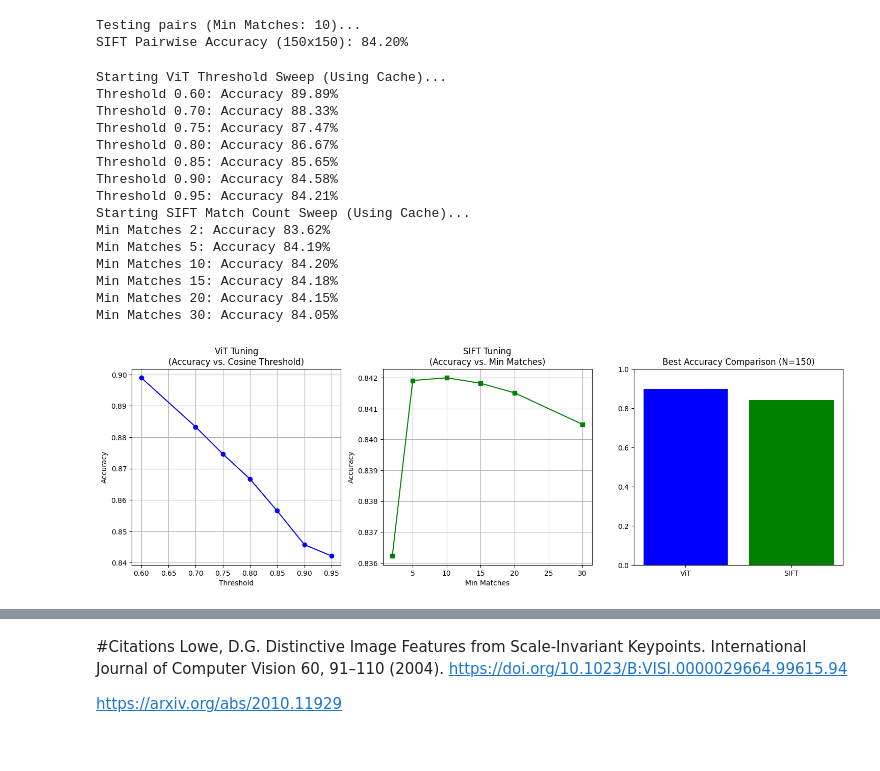
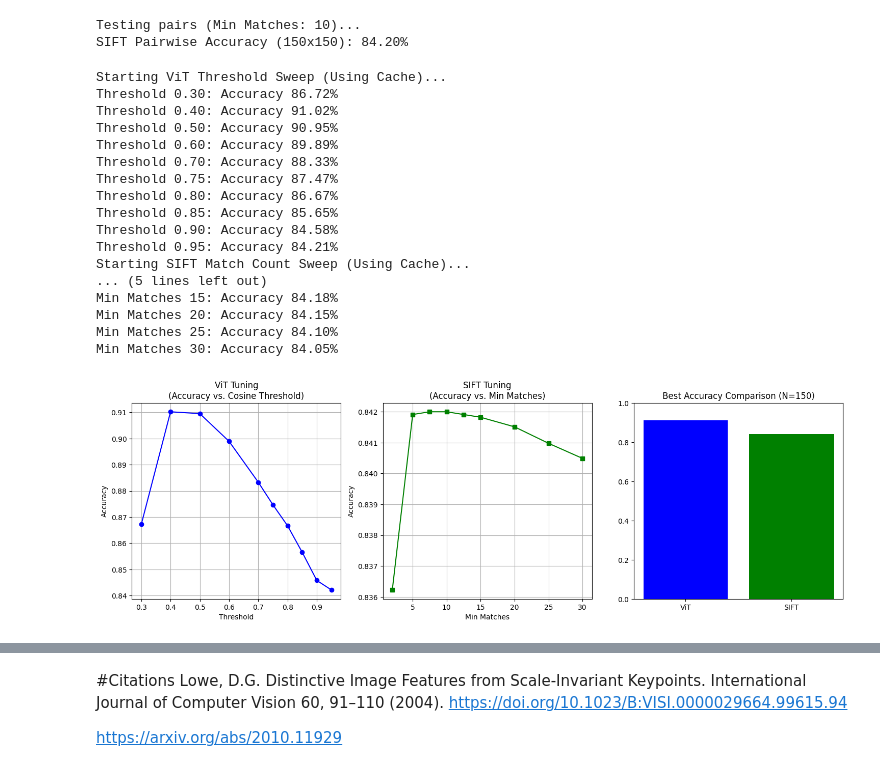
Before and after one commit to al1067/Machine-Learning-Final-Project, a Jupyter notebook: Image_Similarity.ipynb, the cells around one changed output, grey strips where cells are left out. Drawn from its saved outputs; the diff is of its cells as text; code cells hidden in the pictures.

Commit message:
graphs and other stuff

```diff
--- a/Image_Similarity.ipynb
+++ b/Image_Similarity.ipynb
@@ -8,23 +8,33 @@
 import sys
 import subprocess
 
-def install(package):
-    subprocess.check_call([sys.executable, "-m", "pip", "install", package])
+# Helper function to install packages via pip from within the notebook
+def install_packages(packages):
+    print(f"Installing: {', '.join(packages)}...")
+    subprocess.check_call([sys.executable, "-m", "pip", "install"] + packages)
+    print("Installation complete.")
 
+# List of all required libraries for the project
+required_libraries = [
+    "torch",                # Deep learning framework (ViT)
+    "torchvision",          # Image transforms
+    "transformers",         # Hugging Face ViT model
+    "datasets",             # Hugging Face dataset loader
+    "opencv-python",        # SIFT algorithm & image processing
+    "scikit-learn",         # t-SNE & Cosine Similarity
+    "matplotlib",           # Plotting graphs
+    "numpy",                # Array manipulation
+    "pandas",               # Data handling
+    "tqdm",                 # Progress bars
+    "ipywidgets"            # Required for progress bars in VS Code
+]
+
+# Install everything
 try:
-    import transformers
-    import datasets
-    import cv2
-    import sklearn
-    import tqdm
-except ImportError:
-    print("Installing required libraries...")
-    install("transformers")
-    install("datasets")
-    install("opencv-python")
-    install("scikit-learn")
-    install("tqdm")
-    install("ipywidgets") # This helps with the specific error you saw, just in case
+    install_packages(required_libraries)
+except Exception as e:
+    print(f"An error occurred during installation: {e}")
+    print("Try running this command in your terminal: pip install " + " ".join(required_libraries))
 
 import torch
 import torchvision.transforms as transforms
@@ -326,8 +338,8 @@ def run_sift_tuning(labels, subset_n, match_thresholds):
     return accuracies
 
 # --- Run the Tuning ---
-vit_thresholds = [0.60, 0.70, 0.75, 0.80, 0.85, 0.90, 0.95]
-sift_matches = [2, 5, 10, 15, 20, 30]
+vit_thresholds = [0.30, 0.40, 0.50, 0.60, 0.70, 0.75, 0.80, 0.85, 0.90, 0.95]
+sift_matches = [2, 5, 7.5, 10, 12.5, 15, 20, 25, 30]
 
 vit_results = run_vit_tuning(test_labels, subset_size, vit_thresholds)
 sift_results = run_sift_tuning(test_labels, subset_size, sift_matches)
@@ -347,34 +359,36 @@ plt.grid(True)
 plt.subplot(1, 3, 2)
 plt.plot(sift_matches, sift_results, marker='s', color='g')
 plt.title("SIFT Tuning\n(Accuracy vs. Min Matches)")
 plt.xlabel("Min Matches")
 plt.ylabel("Accuracy")
 plt.grid(True)
 
 # 3. Bar Comparison
 plt.subplot(1, 3, 3)
 methods = ['ViT', 'SIFT']
 # Handle empty results if code failed
 best_vit = max(vit_results) if vit_results else 0
 best_sift = max(sift_results) if sift_results else 0
 plt.bar(methods, [best_vit, best_sift], color=['blue', 'green'])
 plt.title(f"Best Accuracy Comparison (N={subset_size})")
 plt.ylim(0, 1.0)
 plt.show()
 # %% [output]
 Starting ViT Threshold Sweep (Using Cache)...
+Threshold 0.30: Accuracy 86.72%
+Threshold 0.40: Accuracy 91.02%
+Threshold 0.50: Accuracy 90.95%
 Threshold 0.60: Accuracy 89.89%
 Threshold 0.70: Accuracy 88.33%
 Threshold 0.75: Accuracy 87.47%
 Threshold 0.80: Accuracy 86.67%
 Threshold 0.85: Accuracy 85.65%
 Threshold 0.90: Accuracy 84.58%
 Threshold 0.95: Accuracy 84.21%
 Starting SIFT Match Count Sweep (Using Cache)...
-Min Matches 2: Accuracy 83.62%
-Min Matches 5: Accuracy 84.19%
-Min Matches 10: Accuracy 84.20%
+... (5 lines left out)
 Min Matches 15: Accuracy 84.18%
 Min Matches 20: Accuracy 84.15%
+Min Matches 25: Accuracy 84.10%
 Min Matches 30: Accuracy 84.05%
-[figure, old version]
+[figure, new version]
```
Also changed, not shown: parts of 2 cells of this notebook.
